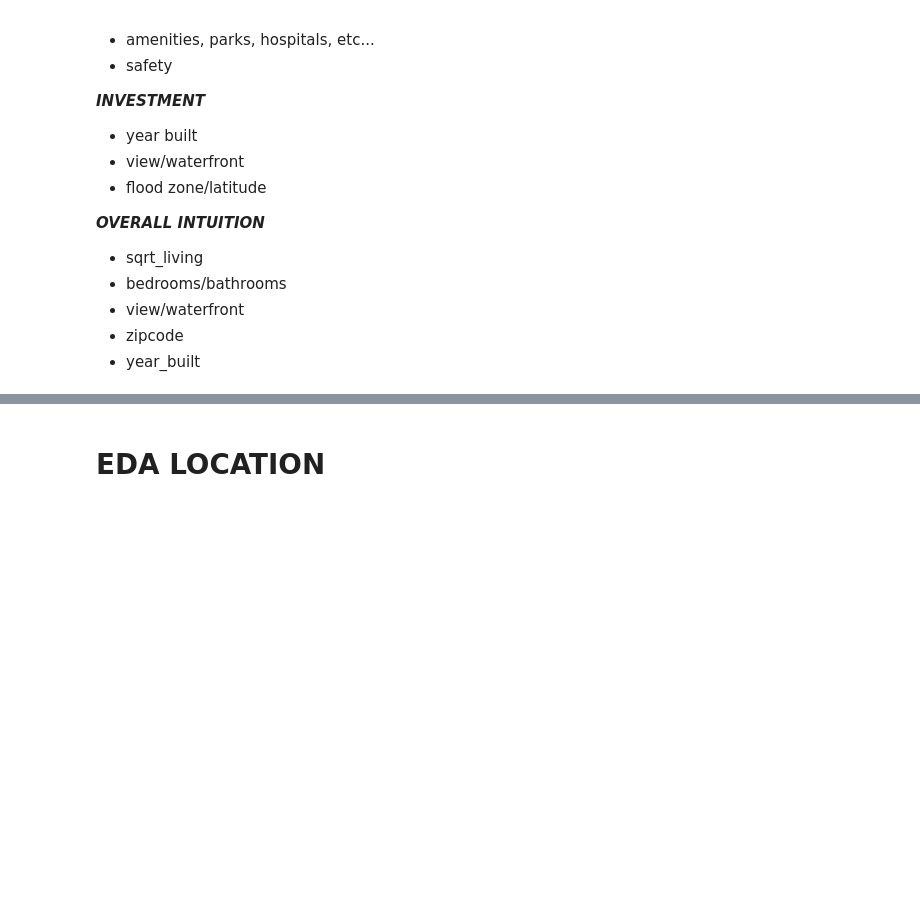
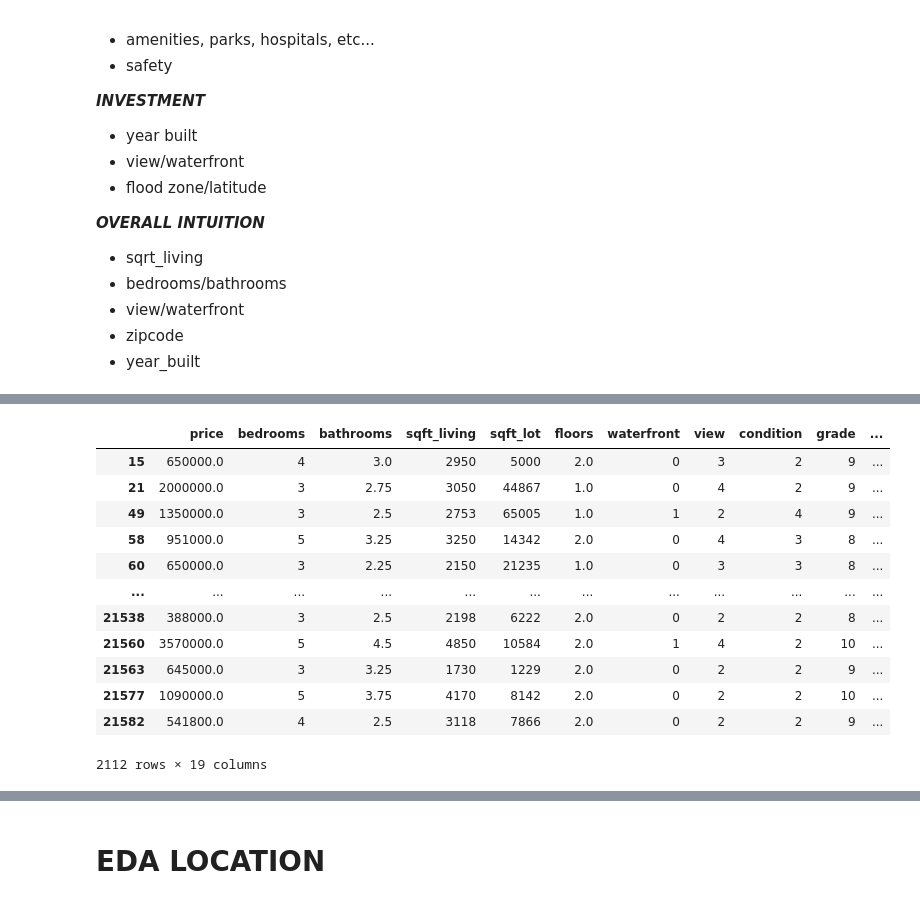
Before and after one commit to vivyhasadream/DS_P2_King-County-House-Sales-Predict, a Jupyter notebook: Han_2_EDA.ipynb, the cells around one changed output, grey strips where cells are left out. Cells and saved outputs as stored; diff of their text form; code cells hidden in the pictures; blank space fills up the shorter version.

```diff
--- a/Han_2_EDA.ipynb
+++ b/Han_2_EDA.ipynb
@@ -93,0 +113,16 @@ memory usage: 3.1 MB
+# %%
+df[df.view>0]
+# %% [output]
+|  | price | bedrooms | bathrooms | sqft_living | sqft_lot | floors | waterfront | view | condition | grade | ... |
+| 15 | 650000.0 | 4 | 3.0 | 2950 | 5000 | 2.0 | 0 | 3 | 2 | 9 | ... |
+| 21 | 2000000.0 | 3 | 2.75 | 3050 | 44867 | 1.0 | 0 | 4 | 2 | 9 | ... |
+| 49 | 1350000.0 | 3 | 2.5 | 2753 | 65005 | 1.0 | 1 | 2 | 4 | 9 | ... |
+| 58 | 951000.0 | 5 | 3.25 | 3250 | 14342 | 2.0 | 0 | 4 | 3 | 8 | ... |
+| 60 | 650000.0 | 3 | 2.25 | 2150 | 21235 | 1.0 | 0 | 3 | 3 | 8 | ... |
+| ... | ... | ... | ... | ... | ... | ... | ... | ... | ... | ... | ... |
+| 21538 | 388000.0 | 3 | 2.5 | 2198 | 6222 | 2.0 | 0 | 2 | 2 | 8 | ... |
+| 21560 | 3570000.0 | 5 | 4.5 | 4850 | 10584 | 2.0 | 1 | 4 | 2 | 10 | ... |
+| 21563 | 645000.0 | 3 | 3.25 | 1730 | 1229 | 2.0 | 0 | 2 | 2 | 9 | ... |
+| 21577 | 1090000.0 | 5 | 3.75 | 4170 | 8142 | 2.0 | 0 | 2 | 2 | 10 | ... |
+| 21582 | 541800.0 | 4 | 2.5 | 3118 | 7866 | 2.0 | 0 | 2 | 2 | 9 | ... |
+2112 rows × 19 columns
```
Also changed, not shown: parts of 5 cells of this notebook, 1 other file.
